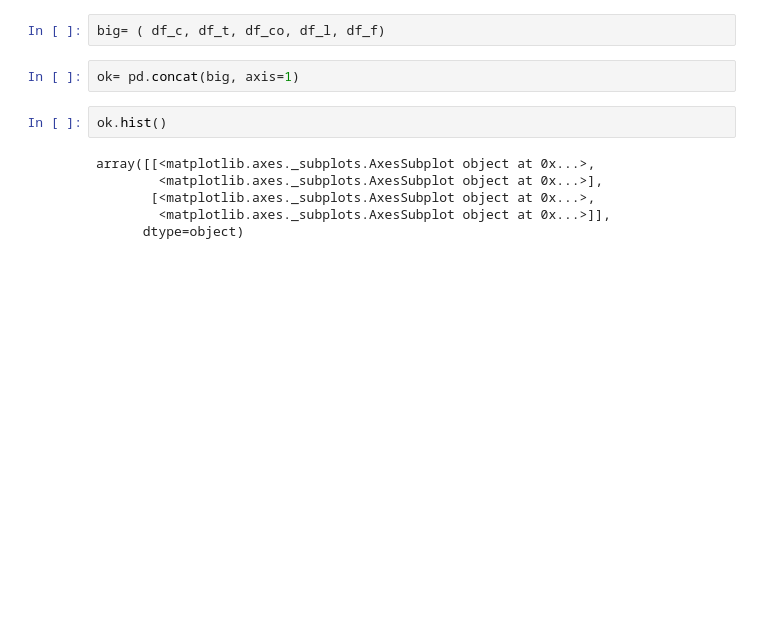
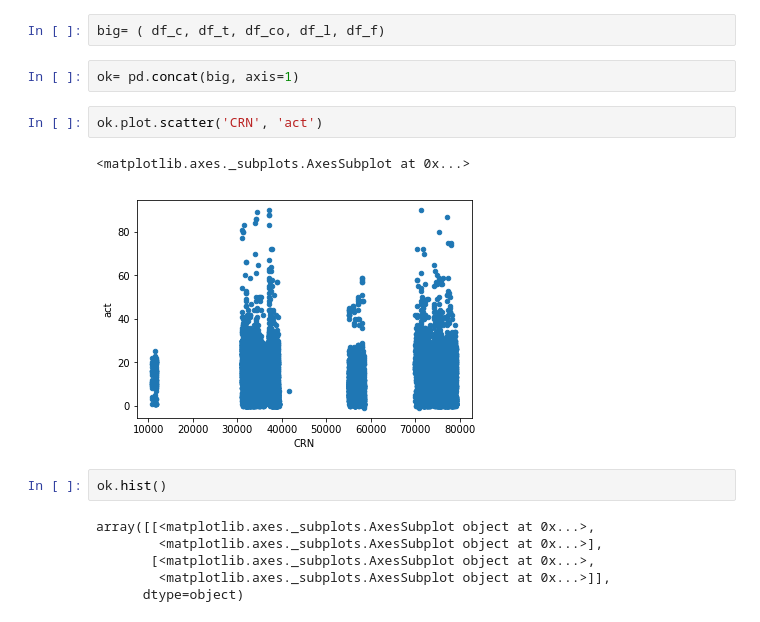
Before and after one commit to fairfield-university-ba-510-spring2019/final-project-team-of-friends, a Jupyter notebook: CourseDataWHPython-Copy1.ipynb, the cells around one changed output. Saved outputs shown, nothing was run; the diff lists cells and outputs as text; blank space fills up the shorter version.

```diff
--- a/CourseDataWHPython-Copy1.ipynb
+++ b/CourseDataWHPython-Copy1.ipynb
@@ -229,6 +250,11 @@ import numpy as np
 big= ( df_c, df_t, df_co, df_l, df_f)
 # %%
 ok= pd.concat(big, axis=1)
+# %%
+ok.plot.scatter('CRN', 'act')
+# %% [output]
+<matplotlib.axes._subplots.AxesSubplot at 0x...>
+[figure, added]
 # %%
 ok.hist()
 # %% [output]
```
Also changed, not shown: parts of 8 cells of this notebook, 1 other file.
